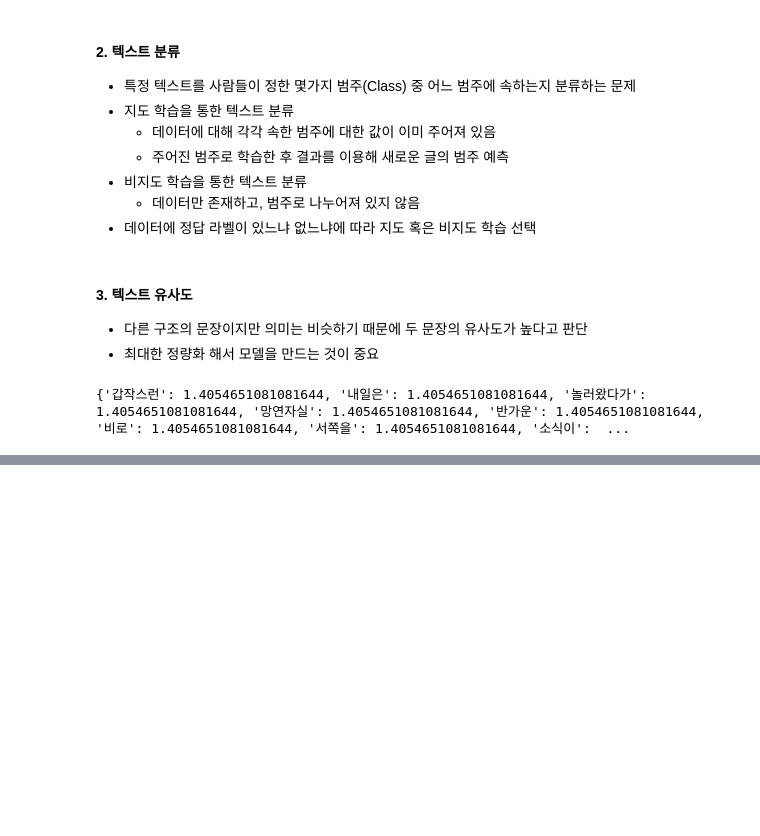
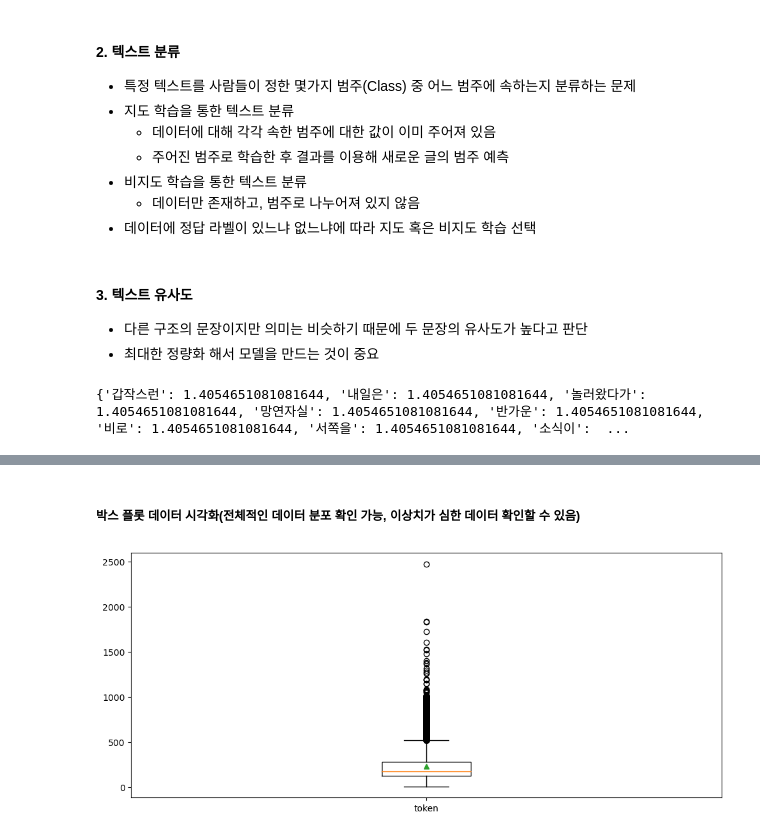
Before and after one commit to 4ix/ai_class_nlp, a Jupyter notebook: chap3.ipynb, the cells around one changed output, grey strips where cells are left out. Drawn from its saved outputs; the diff is of its cells as text; code cells hidden in the pictures; blank space fills up the shorter version.

```diff
--- a/chap3.ipynb
+++ b/chap3.ipynb
@@ -35,0 +180,8 @@ print(dict(zip(tfidf_vectorizer.get_feature_names_out(), idf)))
+# %% [markdown]
+##### 박스 플롯 데이터 시각화(전체적인 데이터 분포 확인 가능, 이상치가 심한 데이터 확인할 수 있음)
+# %%
+plt.figure(figsize=(12, 5))
+plt.boxplot([review_len_by_token], labels=['token'], showmeans=True) # 문장 내 단어수
+plt.show()
+# %% [output]
+[figure, added]
```
Also changed, not shown: parts of 25 cells of this notebook.
